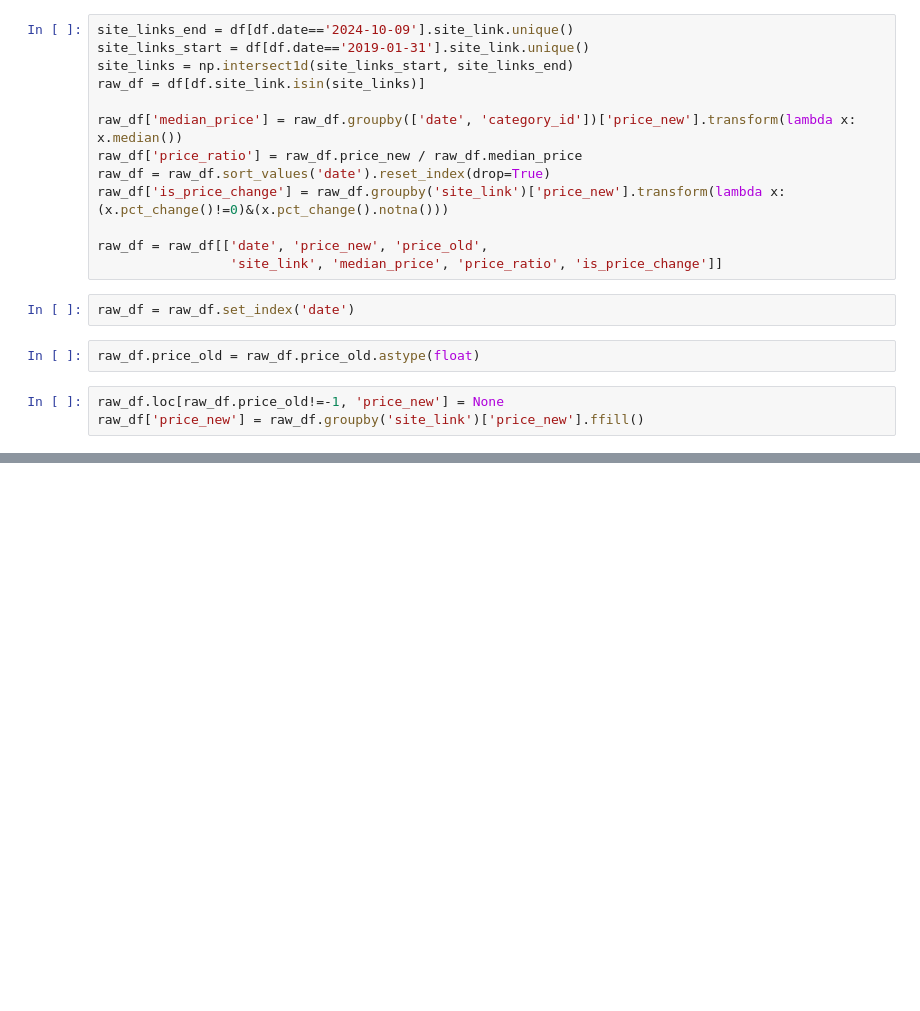
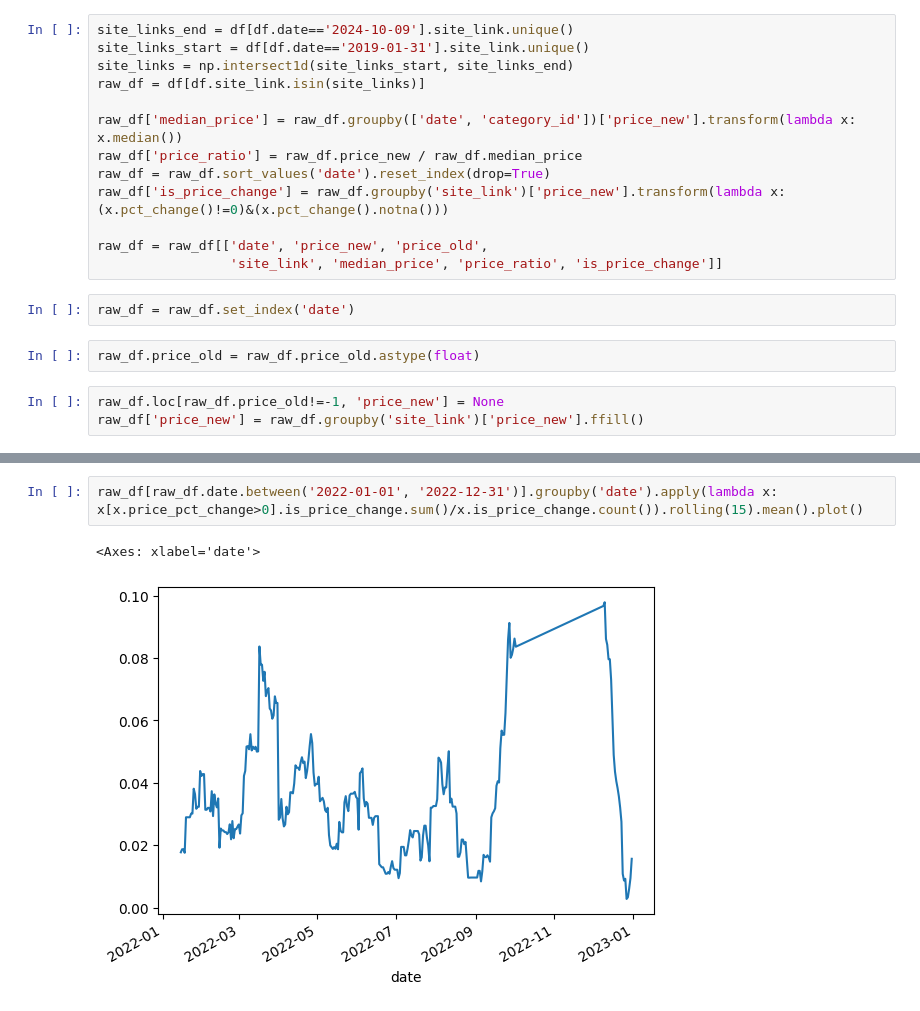
Before and after one commit to yelex/price_project, a Jupyter notebook: rigidity_factors.ipynb, the cells around one changed output, grey strips where cells are left out. Drawn from its saved outputs; the diff is of its cells as text; blank space fills up the shorter version.

```diff
--- a/rigidity_factors.ipynb
+++ b/rigidity_factors.ipynb
@@ -32,0 +55,5 @@ cond1 = raw_df.site_link.str.startswith('https://www.vprok.ru/product/ryazanochk
+# %%
+raw_df[raw_df.date.between('2022-01-01', '2022-12-31')].groupby('date').apply(lambda x: x[x.price_pct_change>0].is_price_change.sum()/x.is_price_change.count()).rolling(15).mean().plot()
+# %% [output]
+<Axes: xlabel='date'>
+[figure, added]
```
Also changed, not shown: parts of 12 cells of this notebook.
